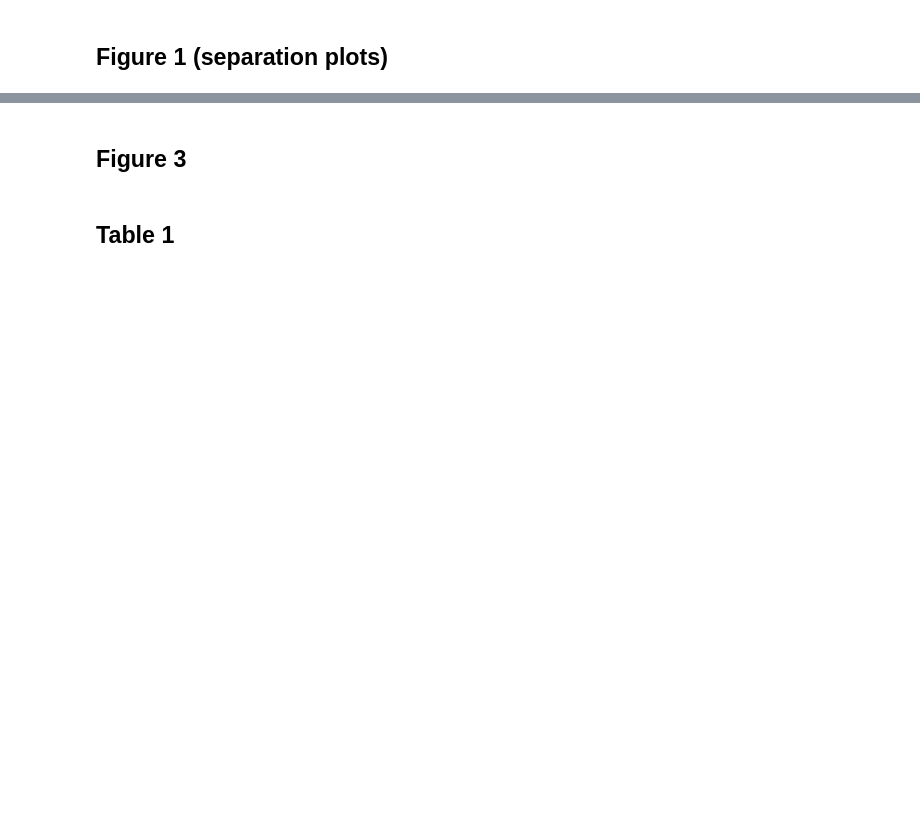
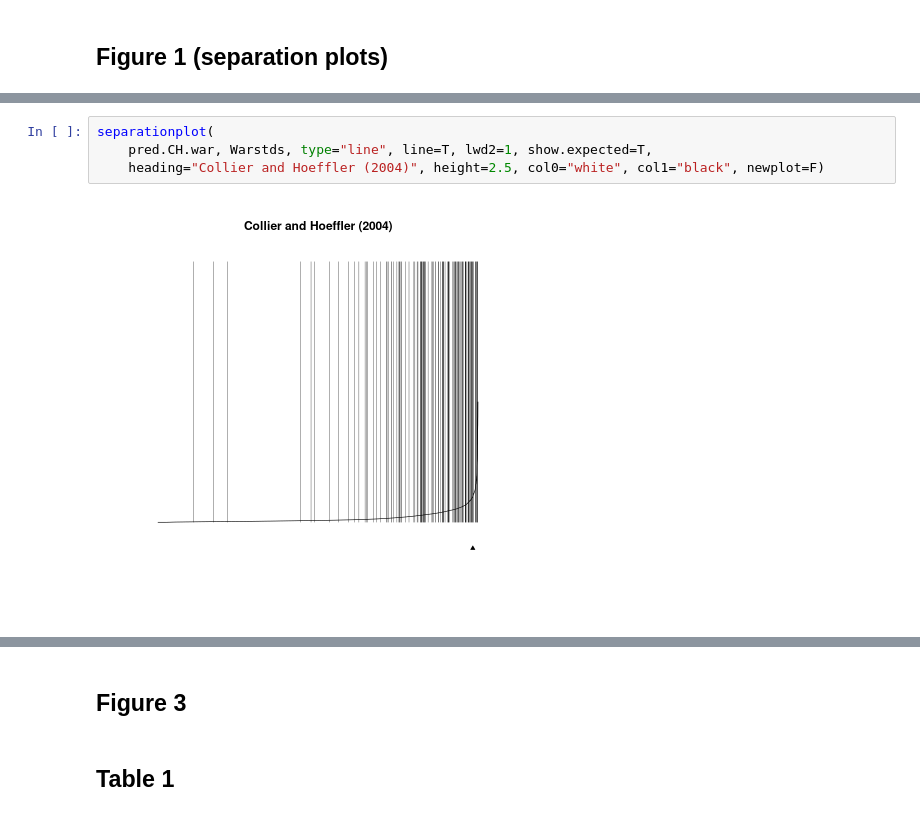
Before and after one commit to kathyxchen/597_assignment2, a Jupyter notebook: part1_reproducibility.ipynb, the cells around one changed output, grey strips where cells are left out. Drawn from its saved outputs; the diff is of its cells as text; blank space fills up the shorter version.

```diff
--- a/part1_reproducibility.ipynb
+++ b/part1_reproducibility.ipynb
@@ -339,0 +402,6 @@ ERROR: Error in library(separationplot): there is no package called ‘separatio
+# %%
+separationplot(
+    pred.CH.war, Warstds, type="line", line=T, lwd2=1, show.expected=T,
+    heading="Collier and Hoeffler (2004)", height=2.5, col0="white", col1="black", newplot=F)
+# %% [output]
+[figure, added]
```
Also changed, not shown: parts of 20 cells of this notebook, 1 other file.
